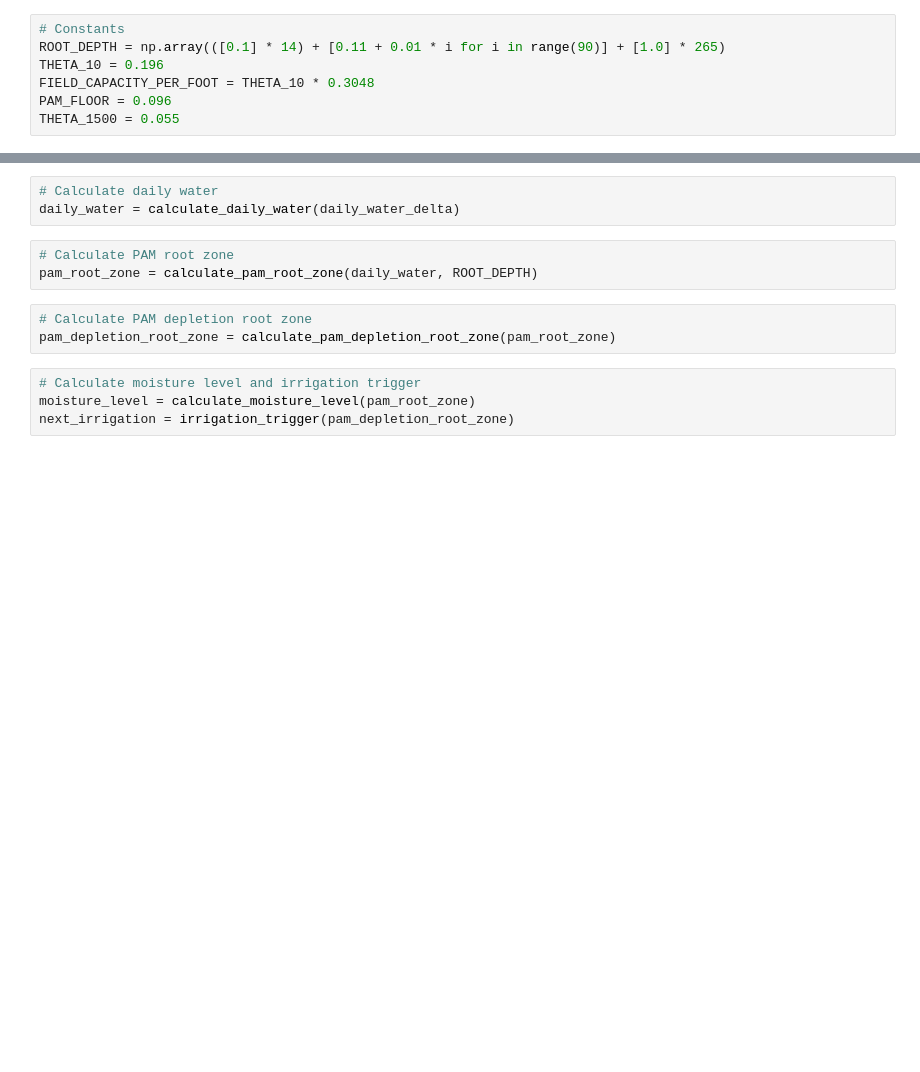
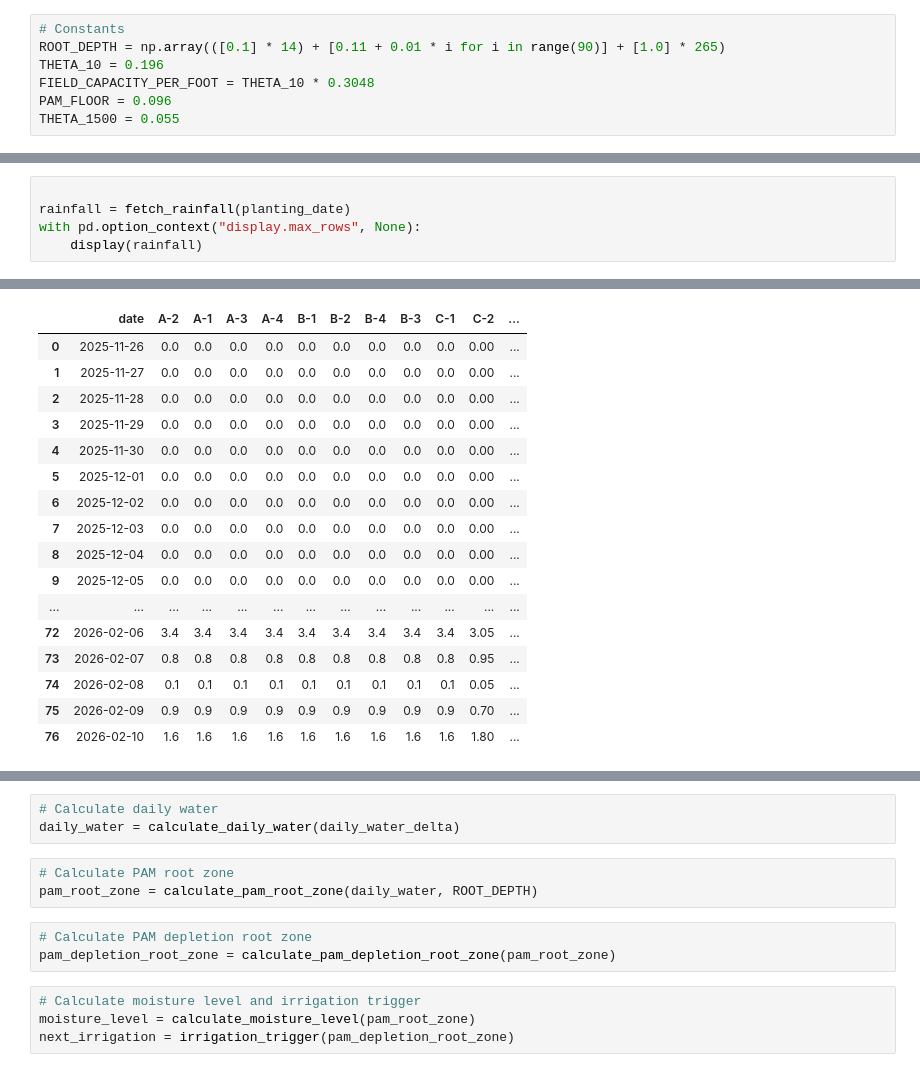
Before and after one commit to shorbaji/autoanton, a Jupyter notebook: ai.ipynb, the cells around one changed output, grey strips where cells are left out. Saved outputs shown, nothing was run; the diff lists cells and outputs as text; blank space fills up the shorter version.

```diff
--- a/ai.ipynb
+++ b/ai.ipynb
@@ -38,0 +56,6 @@ Error:
+# %%
+
+rainfall = fetch_rainfall(planting_date)
+with pd.option_context("display.max_rows", None):
+    display(rainfall)
+# %% [output]
@@ -38,0 +79,17 @@ Error:
+|  | date | A-2 | A-1 | A-3 | A-4 | B-1 | B-2 | B-4 | B-3 | C-1 | C-2 | ... |
+| 0 | 2025-11-26 | 0.0 | 0.0 | 0.0 | 0.0 | 0.0 | 0.0 | 0.0 | 0.0 | 0.0 | 0.00 | ... |
+| 1 | 2025-11-27 | 0.0 | 0.0 | 0.0 | 0.0 | 0.0 | 0.0 | 0.0 | 0.0 | 0.0 | 0.00 | ... |
+| 2 | 2025-11-28 | 0.0 | 0.0 | 0.0 | 0.0 | 0.0 | 0.0 | 0.0 | 0.0 | 0.0 | 0.00 | ... |
+| 3 | 2025-11-29 | 0.0 | 0.0 | 0.0 | 0.0 | 0.0 | 0.0 | 0.0 | 0.0 | 0.0 | 0.00 | ... |
+| 4 | 2025-11-30 | 0.0 | 0.0 | 0.0 | 0.0 | 0.0 | 0.0 | 0.0 | 0.0 | 0.0 | 0.00 | ... |
+| 5 | 2025-12-01 | 0.0 | 0.0 | 0.0 | 0.0 | 0.0 | 0.0 | 0.0 | 0.0 | 0.0 | 0.00 | ... |
+| 6 | 2025-12-02 | 0.0 | 0.0 | 0.0 | 0.0 | 0.0 | 0.0 | 0.0 | 0.0 | 0.0 | 0.00 | ... |
+| 7 | 2025-12-03 | 0.0 | 0.0 | 0.0 | 0.0 | 0.0 | 0.0 | 0.0 | 0.0 | 0.0 | 0.00 | ... |
+| 8 | 2025-12-04 | 0.0 | 0.0 | 0.0 | 0.0 | 0.0 | 0.0 | 0.0 | 0.0 | 0.0 | 0.00 | ... |
+| 9 | 2025-12-05 | 0.0 | 0.0 | 0.0 | 0.0 | 0.0 | 0.0 | 0.0 | 0.0 | 0.0 | 0.00 | ... |
+| ... | ... | ... | ... | ... | ... | ... | ... | ... | ... | ... | ... | ... |
+| 72 | 2026-02-06 | 3.4 | 3.4 | 3.4 | 3.4 | 3.4 | 3.4 | 3.4 | 3.4 | 3.4 | 3.05 | ... |
+| 73 | 2026-02-07 | 0.8 | 0.8 | 0.8 | 0.8 | 0.8 | 0.8 | 0.8 | 0.8 | 0.8 | 0.95 | ... |
+| 74 | 2026-02-08 | 0.1 | 0.1 | 0.1 | 0.1 | 0.1 | 0.1 | 0.1 | 0.1 | 0.1 | 0.05 | ... |
+| 75 | 2026-02-09 | 0.9 | 0.9 | 0.9 | 0.9 | 0.9 | 0.9 | 0.9 | 0.9 | 0.9 | 0.70 | ... |
+| 76 | 2026-02-10 | 1.6 | 1.6 | 1.6 | 1.6 | 1.6 | 1.6 | 1.6 | 1.6 | 1.6 | 1.80 | ... |
```
Also changed, not shown: parts of 10 cells of this notebook, 6 other files.
